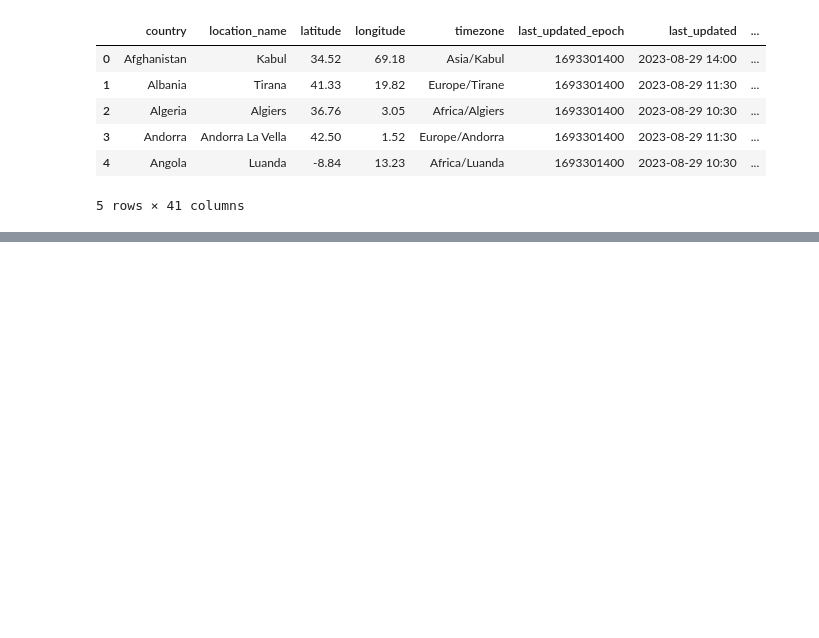
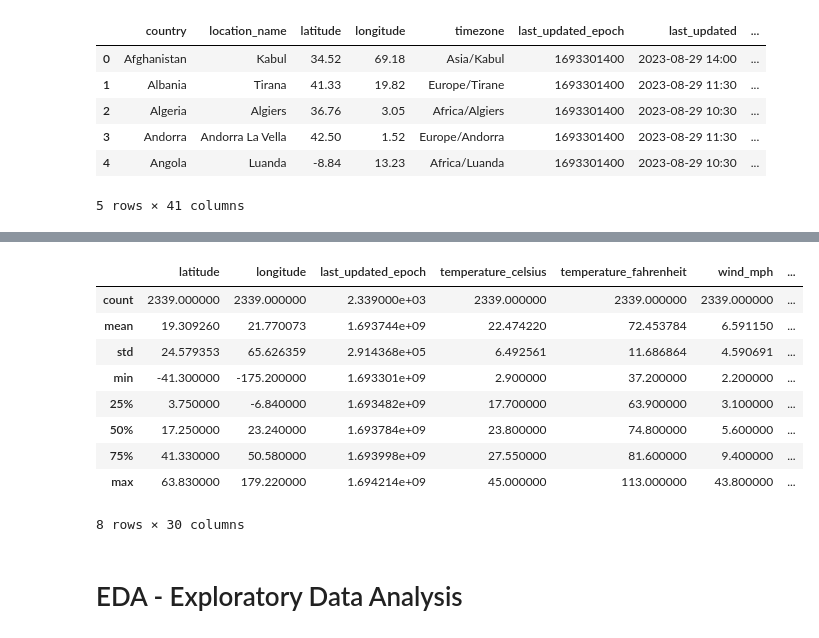
Before and after one commit to ecomunick/omdena, a Jupyter notebook: EDA_project/notebook/GlobalWeather.ipynb, the cells around one changed output, grey strips where cells are left out. Cells and saved outputs as stored; diff of their text form; code cells hidden in the pictures; blank space fills up the shorter version.

```diff
--- a/EDA_project/notebook/GlobalWeather.ipynb
+++ b/EDA_project/notebook/GlobalWeather.ipynb
@@ -24,0 +101,15 @@ df.head()
+# %%
+df.describe()
+# %% [output]
+|  | latitude | longitude | last_updated_epoch | temperature_celsius | temperature_fahrenheit | wind_mph | ... |
+| count | 2339.000000 | 2339.000000 | 2.339000e+03 | 2339.000000 | 2339.000000 | 2339.000000 | ... |
+| mean | 19.309260 | 21.770073 | 1.693744e+09 | 22.474220 | 72.453784 | 6.591150 | ... |
+| std | 24.579353 | 65.626359 | 2.914368e+05 | 6.492561 | 11.686864 | 4.590691 | ... |
+| min | -41.300000 | -175.200000 | 1.693301e+09 | 2.900000 | 37.200000 | 2.200000 | ... |
+| 25% | 3.750000 | -6.840000 | 1.693482e+09 | 17.700000 | 63.900000 | 3.100000 | ... |
+| 50% | 17.250000 | 23.240000 | 1.693784e+09 | 23.800000 | 74.800000 | 5.600000 | ... |
+| 75% | 41.330000 | 50.580000 | 1.693998e+09 | 27.550000 | 81.600000 | 9.400000 | ... |
+| max | 63.830000 | 179.220000 | 1.694214e+09 | 45.000000 | 113.000000 | 43.800000 | ... |
+8 rows × 30 columns
+# %% [markdown]
+# EDA - Exploratory Data Analysis
```
Also changed, not shown: parts of 8 cells of this notebook.
